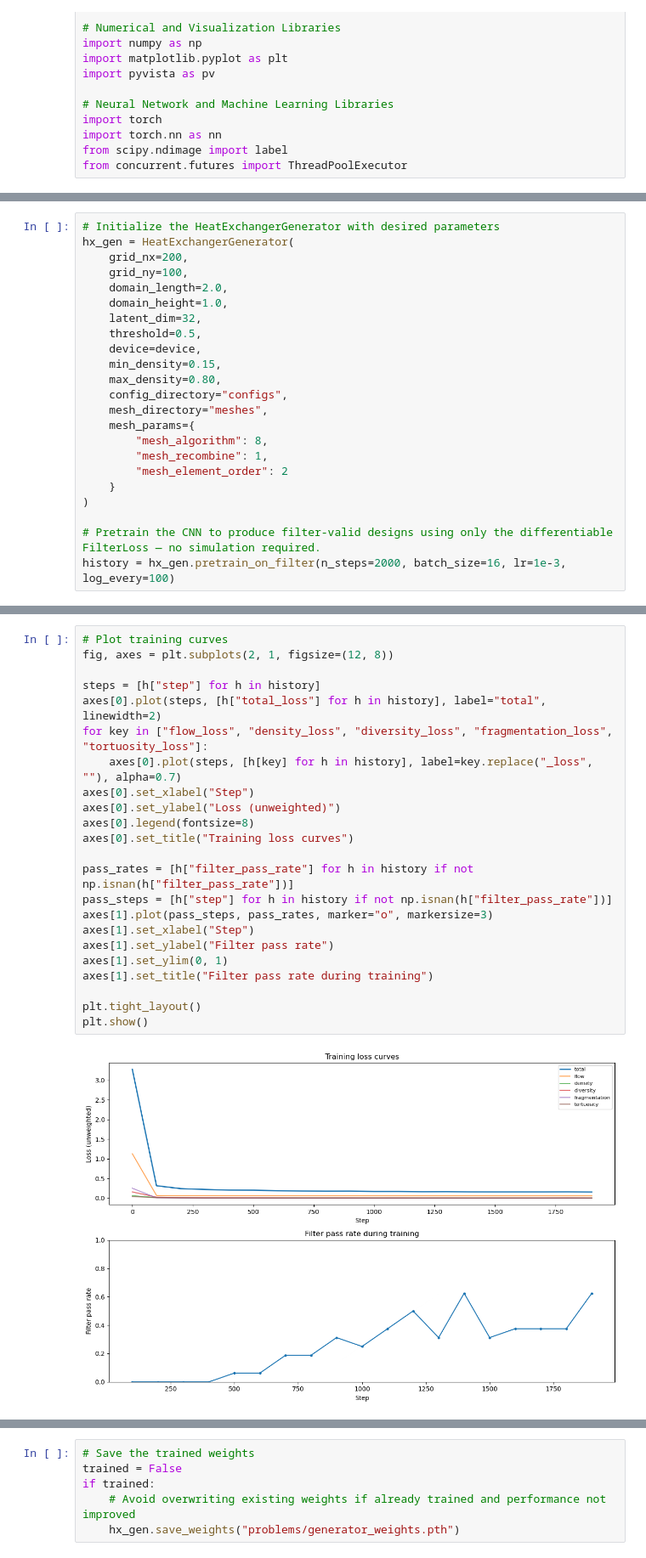
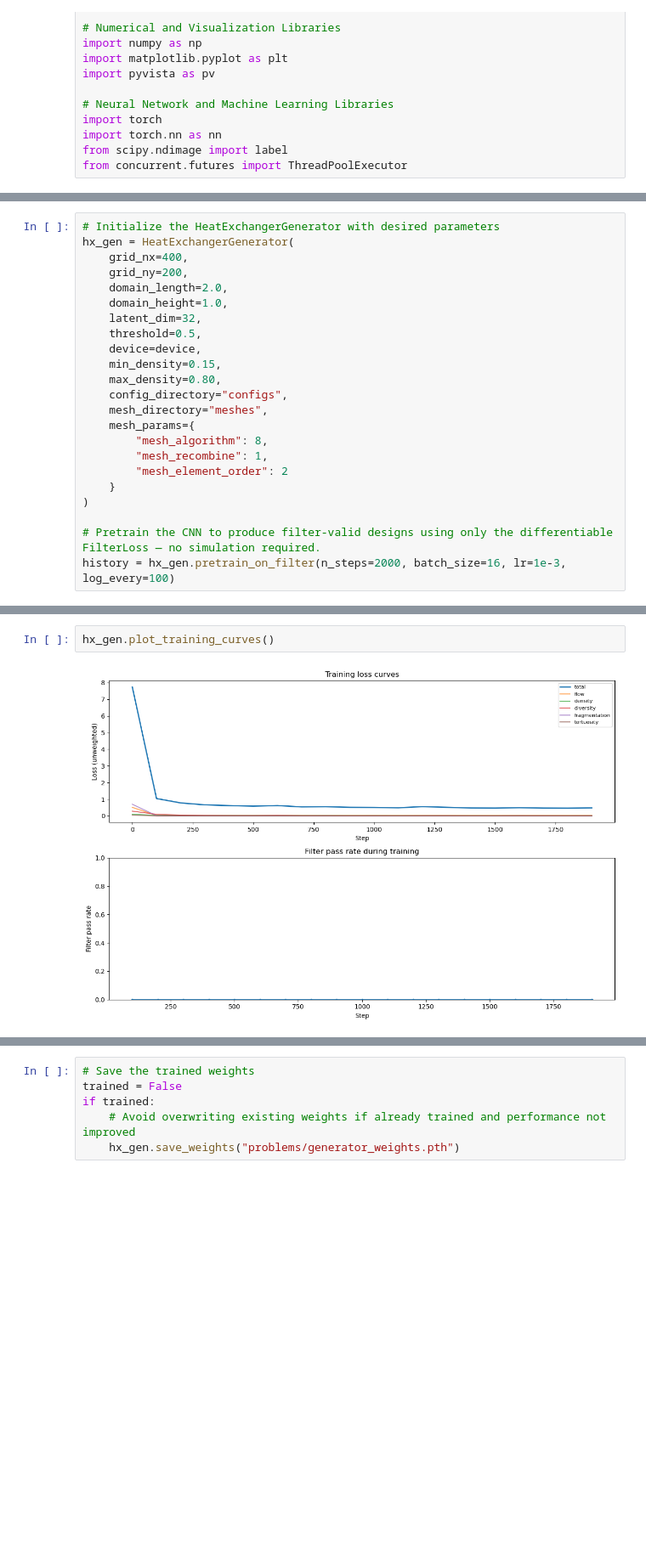
Before and after one commit to Jagardiner97/CUTTHROAT, a Jupyter notebook: topology-optimization.ipynb, the cells around one changed output, grey strips where cells are left out. Shown at 85% size. Cells and saved outputs as stored; diff of their text form; blank space fills up the shorter version.

```diff
--- a/topology-optimization.ipynb
+++ b/topology-optimization.ipynb
@@ -1499,8 +1646,8 @@ class HeatExchangerGenerator:
 # %%
 # Initialize the HeatExchangerGenerator with desired parameters
 hx_gen = HeatExchangerGenerator(
-    grid_nx=200,
-    grid_ny=100,
+    grid_nx=400,
+    grid_ny=200,
     domain_length=2.0,
     domain_height=1.0,
     latent_dim=32,
@@ -1540,28 +1687,7 @@ Final pass rate: 0.36
 # %%
-# Plot training curves
-fig, axes = plt.subplots(2, 1, figsize=(12, 8))
-
-steps = [h["step"] for h in history]
-axes[0].plot(steps, [h["total_loss"] for h in history], label="total", linewidth=2)
-for key in ["flow_loss", "density_loss", "diversity_loss", "fragmentation_loss", "tortuosity_loss"]:
-    axes[0].plot(steps, [h[key] for h in history], label=key.replace("_loss", ""), alpha=0.7)
-axes[0].set_xlabel("Step")
-axes[0].set_ylabel("Loss (unweighted)")
-axes[0].legend(fontsize=8)
-axes[0].set_title("Training loss curves")
-
-pass_rates = [h["filter_pass_rate"] for h in history if not np.isnan(h["filter_pass_rate"])]
-pass_steps = [h["step"] for h in history if not np.isnan(h["filter_pass_rate"])]
-axes[1].plot(pass_steps, pass_rates, marker="o", markersize=3)
-axes[1].set_xlabel("Step")
-axes[1].set_ylabel("Filter pass rate")
-axes[1].set_ylim(0, 1)
-axes[1].set_title("Filter pass rate during training")
-
-plt.tight_layout()
-plt.show()
+hx_gen.plot_training_curves()
 # %% [output]
-[figure, old version]
+[figure, new version]
 # %%
 # Run the diagnostic to visualize the CNN output and filter checks after pretraining.
 hx_gen.run_diagnostic()
```
Also changed, not shown: parts of 6 cells of this notebook.
